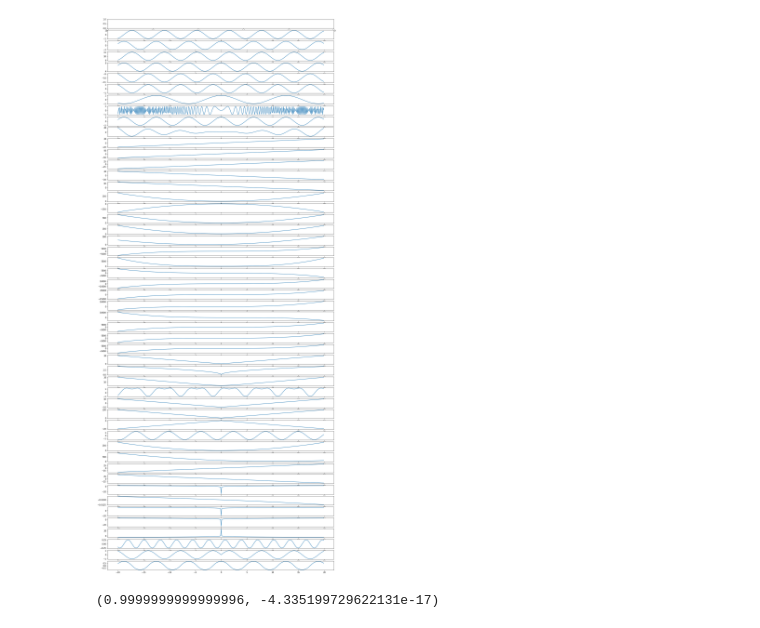
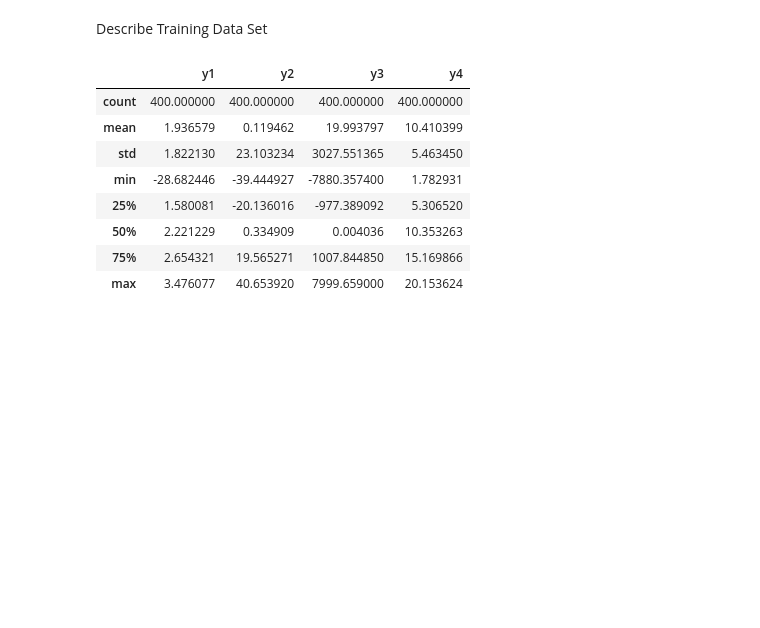
Before and after one commit to Dinkymoo/Dinkymoo-iu-python-assignment, a Jupyter notebook: plots.ipynb, the cells around one changed output. Saved outputs shown, nothing was run; the diff lists cells and outputs as text; code cells hidden in the pictures; blank space fills up the shorter version.

```diff
--- a/plots.ipynb
+++ b/plots.ipynb
@@ -236,12 +71,15 @@ plt.show()
+# %% [markdown]
+Describe Training Data Set
 # %%
-ideal_data = pd.read_csv('data/ideal.csv', index_col=0, delimiter=',')
 train_data = pd.read_csv('data/train.csv', index_col=0, delimiter=',')
-i = pd.DataFrame(ideal_data)
-x = pd.DataFrame(train_data.index)
+train_data.describe()
+# %% [output]
+|  | y1 | y2 | y3 | y4 |
+| count | 400.000000 | 400.000000 | 400.000000 | 400.000000 |
+| mean | 1.936579 | 0.119462 | 19.993797 | 10.410399 |
+| std | 1.822130 | 23.103234 | 3027.551365 | 5.463450 |
+| min | -28.682446 | -39.444927 | -7880.357400 | 1.782931 |
+| 25% | 1.580081 | -20.136016 | -977.389092 | 5.306520 |
+| 50% | 2.221229 | 0.334909 | 0.004036 | 10.353263 |
+| 75% | 2.654321 | 19.565271 | 1007.844850 | 15.169866 |
+| max | 3.476077 | 40.653920 | 7999.659000 | 20.153624 |
-# %%
-fig, axs = plt.subplots(51,1, figsize=(20,50))
-for r in range(1,51):
-    i = pd.DataFrame(ideal_data['y'+str(r)])
-    axs[r].plot(i)
-# %% [output]
-[figure, removed]
@@ -254,4 +85,0 @@ m, c = np.linalg.lstsq(A, x, rcond=None)[0]
-# %%
-m, c
-# %% [output]
-(0.9999999999999996, -4.335199729622131e-17)
```
Also changed, not shown: parts of 23 cells of this notebook, 22 other files.
